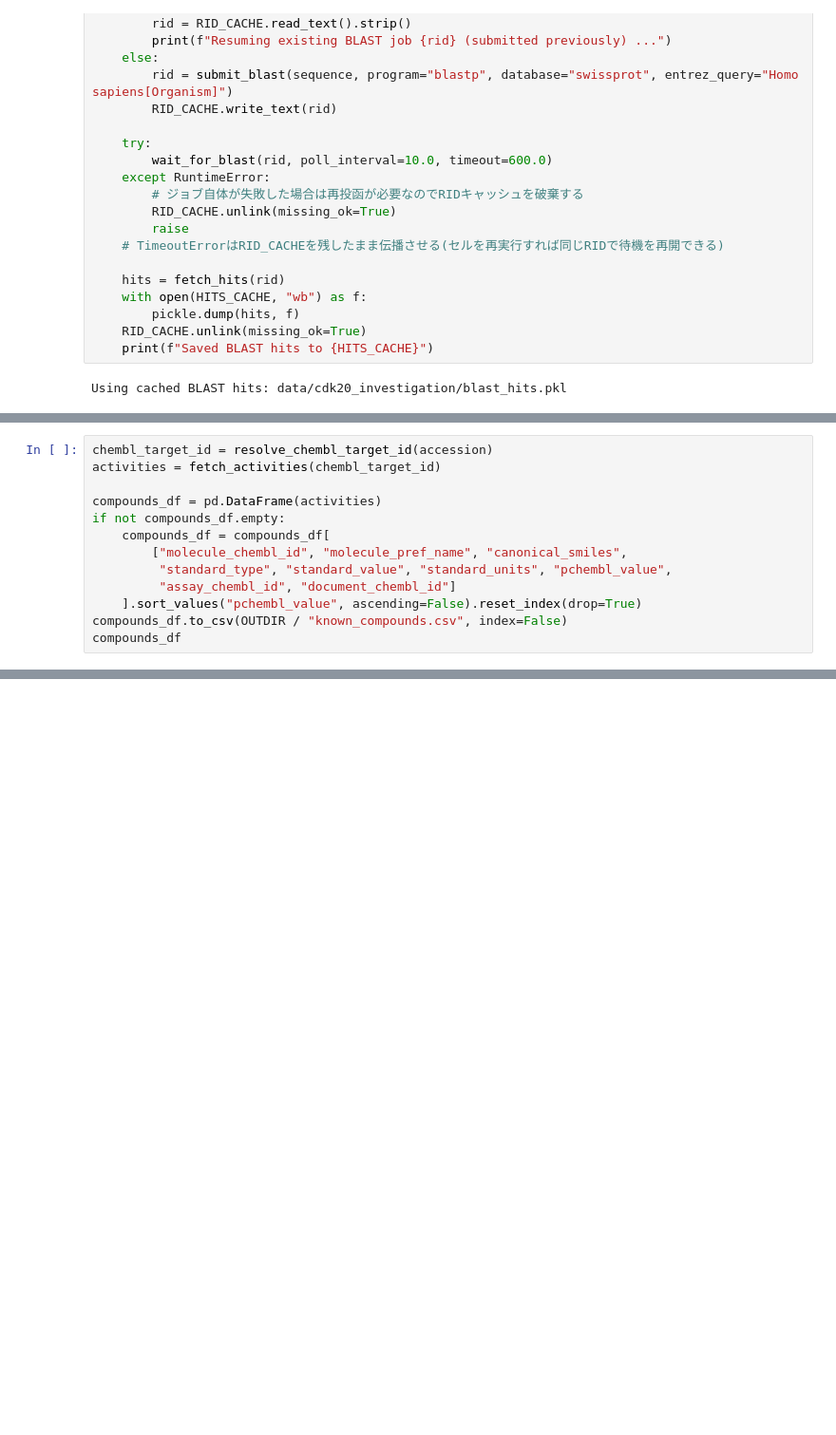
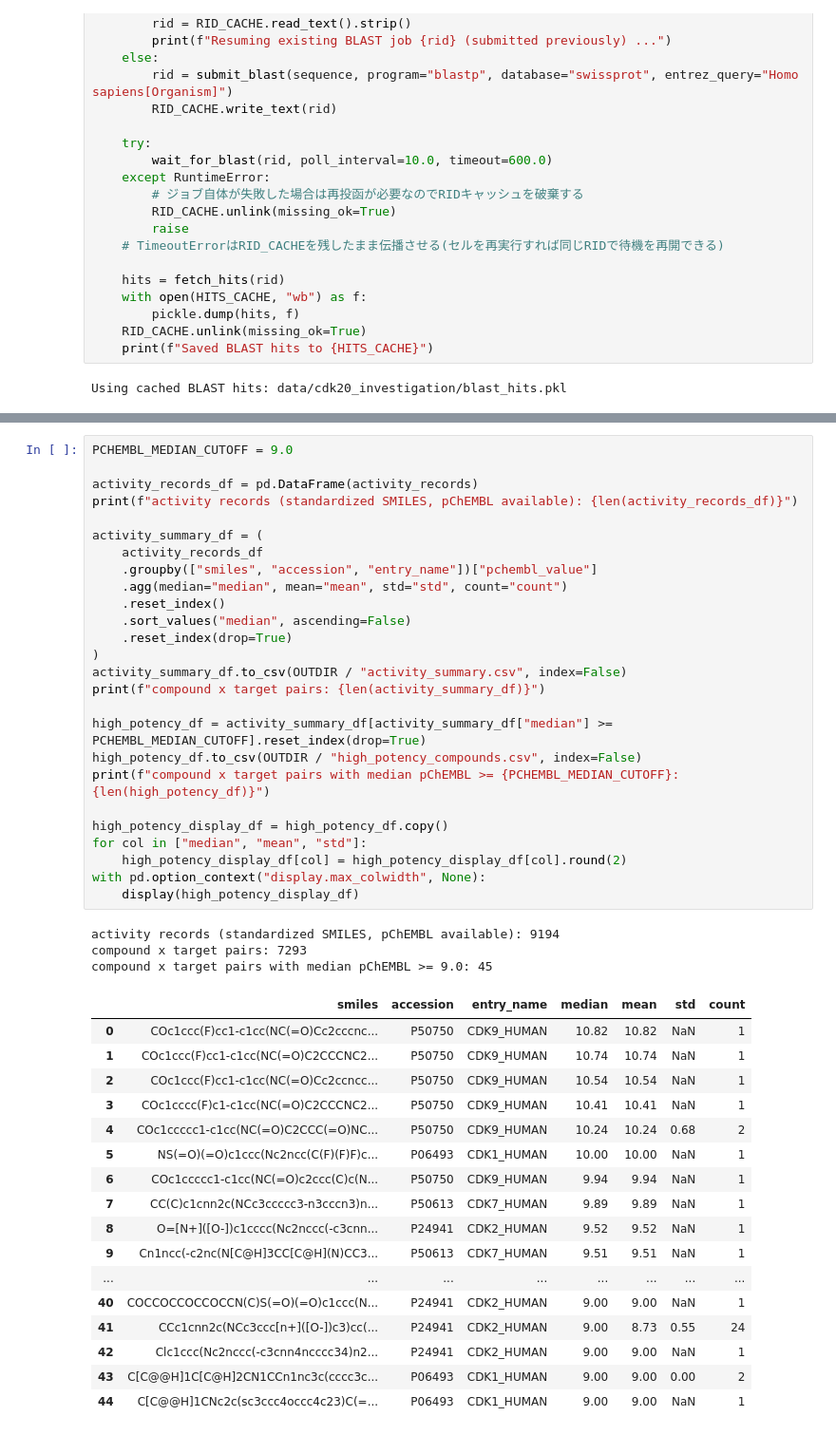
Before and after one commit to rhara/PharmoForge, a Jupyter notebook: notebooks/cdk20_investigation.ipynb, the cells around one changed output, grey strips where cells are left out. Shown at 95% size. Drawn from its saved outputs; the diff is of its cells as text; blank space fills up the shorter version.

```diff
--- a/notebooks/cdk20_investigation.ipynb
+++ b/notebooks/cdk20_investigation.ipynb
@@ -216,13 +168,0 @@ ranking_display_df
-# %%
-chembl_target_id = resolve_chembl_target_id(accession)
-activities = fetch_activities(chembl_target_id)
-
-compounds_df = pd.DataFrame(activities)
-if not compounds_df.empty:
-    compounds_df = compounds_df[
-        ["molecule_chembl_id", "molecule_pref_name", "canonical_smiles",
-         "standard_type", "standard_value", "standard_units", "pchembl_value",
-         "assay_chembl_id", "document_chembl_id"]
-    ].sort_values("pchembl_value", ascending=False).reset_index(drop=True)
-compounds_df.to_csv(OUTDIR / "known_compounds.csv", index=False)
-compounds_df
@@ -235,0 +351,47 @@ print(f"Known active compounds for CDK20 itself (ChEMBL, pChEMBL available): {le
+# %%
+PCHEMBL_MEDIAN_CUTOFF = 9.0
+
+activity_records_df = pd.DataFrame(activity_records)
+print(f"activity records (standardized SMILES, pChEMBL available): {len(activity_records_df)}")
+
+activity_summary_df = (
+    activity_records_df
+    .groupby(["smiles", "accession", "entry_name"])["pchembl_value"]
+    .agg(median="median", mean="mean", std="std", count="count")
+    .reset_index()
+    .sort_values("median", ascending=False)
+    .reset_index(drop=True)
+)
+activity_summary_df.to_csv(OUTDIR / "activity_summary.csv", index=False)
+print(f"compound x target pairs: {len(activity_summary_df)}")
+
+high_potency_df = activity_summary_df[activity_summary_df["median"] >= PCHEMBL_MEDIAN_CUTOFF].reset_index(drop=True)
+high_potency_df.to_csv(OUTDIR / "high_potency_compounds.csv", index=False)
+print(f"compound x target pairs with median pChEMBL >= {PCHEMBL_MEDIAN_CUTOFF}: {len(high_potency_df)}")
+
+high_potency_display_df = high_potency_df.copy()
+for col in ["median", "mean", "std"]:
+    high_potency_display_df[col] = high_potency_display_df[col].round(2)
+with pd.option_context("display.max_colwidth", None):
+    display(high_potency_display_df)
+# %% [output]
+activity records (standardized SMILES, pChEMBL available): 9194
+compound x target pairs: 7293
+compound x target pairs with median pChEMBL >= 9.0: 45
+|  | smiles | accession | entry_name | median | mean | std | count |
+| 0 | COc1ccc(F)cc1-c1cc(NC(=O)Cc2cccnc... | P50750 | CDK9_HUMAN | 10.82 | 10.82 | NaN | 1 |
+| 1 | COc1ccc(F)cc1-c1cc(NC(=O)C2CCCNC2... | P50750 | CDK9_HUMAN | 10.74 | 10.74 | NaN | 1 |
+| 2 | COc1ccc(F)cc1-c1cc(NC(=O)Cc2ccncc... | P50750 | CDK9_HUMAN | 10.54 | 10.54 | NaN | 1 |
+| 3 | COc1cccc(F)c1-c1cc(NC(=O)C2CCCNC2... | P50750 | CDK9_HUMAN | 10.41 | 10.41 | NaN | 1 |
+| 4 | COc1ccccc1-c1cc(NC(=O)C2CCC(=O)NC... | P50750 | CDK9_HUMAN | 10.24 | 10.24 | 0.68 | 2 |
+| 5 | NS(=O)(=O)c1ccc(Nc2ncc(C(F)(F)F)c... | P06493 | CDK1_HUMAN | 10.00 | 10.00 | NaN | 1 |
+| 6 | COc1ccccc1-c1cc(NC(=O)c2ccc(C)c(N... | P50750 | CDK9_HUMAN | 9.94 | 9.94 | NaN | 1 |
+| 7 | CC(C)c1cnn2c(NCc3ccccc3-n3cccn3)n... | P50613 | CDK7_HUMAN | 9.89 | 9.89 | NaN | 1 |
+| 8 | O=[N+]([O-])c1cccc(Nc2nccc(-c3cnn... | P24941 | CDK2_HUMAN | 9.52 | 9.52 | NaN | 1 |
+| 9 | Cn1ncc(-c2nc(N[C@H]3CC[C@H](N)CC3... | P50613 | CDK7_HUMAN | 9.51 | 9.51 | NaN | 1 |
+| ... | ... | ... | ... | ... | ... | ... | ... |
+| 40 | COCCOCCOCCOCCN(C)S(=O)(=O)c1ccc(N... | P24941 | CDK2_HUMAN | 9.00 | 9.00 | NaN | 1 |
+| 41 | CCc1cnn2c(NCc3ccc[n+]([O-])c3)cc(... | P24941 | CDK2_HUMAN | 9.00 | 8.73 | 0.55 | 24 |
+| 42 | Clc1ccc(Nc2nccc(-c3cnn4ncccc34)n2... | P24941 | CDK2_HUMAN | 9.00 | 9.00 | NaN | 1 |
+| 43 | C[C@@H]1C[C@H]2CN1CCn1nc3c(cccc3c... | P06493 | CDK1_HUMAN | 9.00 | 9.00 | 0.00 | 2 |
+| 44 | C[C@@H]1CNc2c(sc3ccc4occc4c23)C(=... | P06493 | CDK1_HUMAN | 9.00 | 9.00 | NaN | 1 |
```
Also changed, not shown: parts of 21 cells of this notebook, 9 other files.
